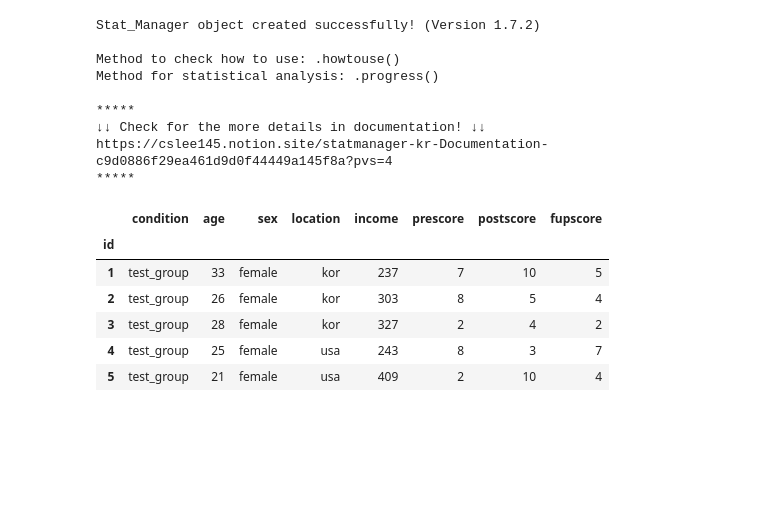
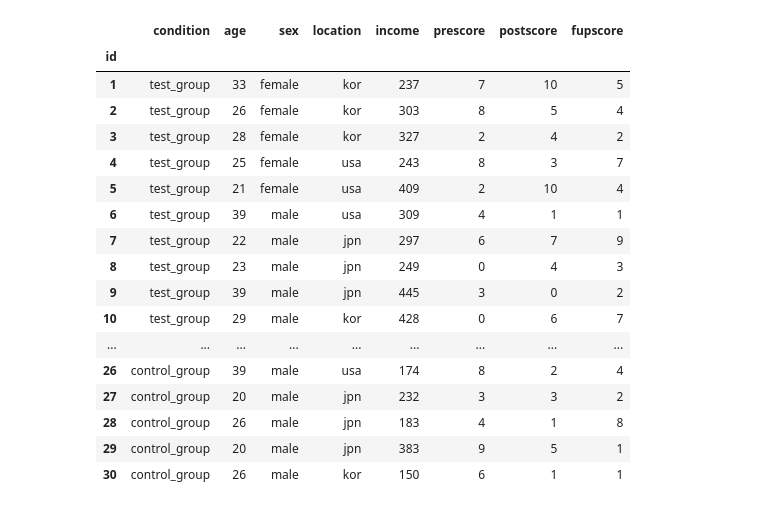
Before and after one commit to ckdckd145/statmanager-kr, a Jupyter notebook: test.ipynb, the cells around one changed output. Drawn from its saved outputs; the diff is of its cells as text; code cells hidden in the pictures; blank space fills up the shorter version.

```diff
--- a/test.ipynb
+++ b/test.ipynb
@@ -2,25 +21,26 @@
 import pandas as pd
 from statmanager import Stat_Manager
 # %%
+# making pandas.DataFrame
+
 df = pd.read_csv(r'testdata\testdf.csv', index_col = 'id')
-sm = Stat_Manager(df, language='eng')
+df
 # %% [output]
-Stat_Manager object created successfully! (Version 1.7.2)
-
-Method to check how to use: .howtouse()
-Method for statistical analysis: .progress()
-
-*****
-↓↓ Check for the more details in documentation! ↓↓
-https://cslee145.notion.site/statmanager-kr-Documentation-c9d0886f29ea461d9d0f44449a145f8a?pvs=4
-*****
+|  | condition | age | sex | location | income | prescore | postscore | fupscore |
+| id |  |  |  |  |  |  |  |  |
+| 1 | test_group | 33 | female | kor | 237 | 7 | 10 | 5 |
+| 2 | test_group | 26 | female | kor | 303 | 8 | 5 | 4 |
+| 3 | test_group | 28 | female | kor | 327 | 2 | 4 | 2 |
+| 4 | test_group | 25 | female | usa | 243 | 8 | 3 | 7 |
+| 5 | test_group | 21 | female | usa | 409 | 2 | 10 | 4 |
+| 6 | test_group | 39 | male | usa | 309 | 4 | 1 | 1 |
+| 7 | test_group | 22 | male | jpn | 297 | 6 | 7 | 9 |
+| 8 | test_group | 23 | male | jpn | 249 | 0 | 4 | 3 |
+| 9 | test_group | 39 | male | jpn | 445 | 3 | 0 | 2 |
+| 10 | test_group | 29 | male | kor | 428 | 0 | 6 | 7 |
+| ... | ... | ... | ... | ... | ... | ... | ... | ... |
+| 26 | control_group | 39 | male | usa | 174 | 8 | 2 | 4 |
+| 27 | control_group | 20 | male | jpn | 232 | 3 | 3 | 2 |
+| 28 | control_group | 26 | male | jpn | 183 | 4 | 1 | 8 |
+| 29 | control_group | 20 | male | jpn | 383 | 9 | 5 | 1 |
+| 30 | control_group | 26 | male | kor | 150 | 6 | 1 | 1 |
-# %%
-df.head(5)
-# %% [output]
-|  | condition | age | sex | location | income | prescore | postscore | fupscore |
-| id |  |  |  |  |  |  |  |  |
-| 1 | test_group | 33 | female | kor | 237 | 7 | 10 | 5 |
-| 2 | test_group | 26 | female | kor | 303 | 8 | 5 | 4 |
-| 3 | test_group | 28 | female | kor | 327 | 2 | 4 | 2 |
-| 4 | test_group | 25 | female | usa | 243 | 8 | 3 | 7 |
-| 5 | test_group | 21 | female | usa | 409 | 2 | 10 | 4 |
```
Also changed, not shown: parts of 21 cells of this notebook.
